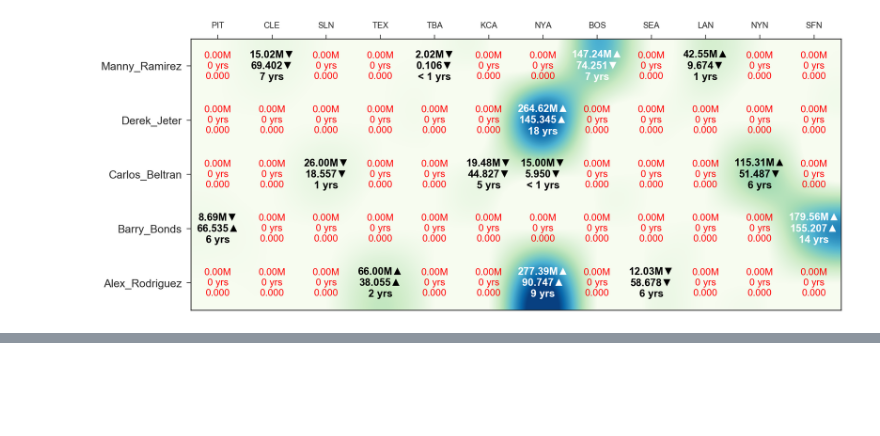
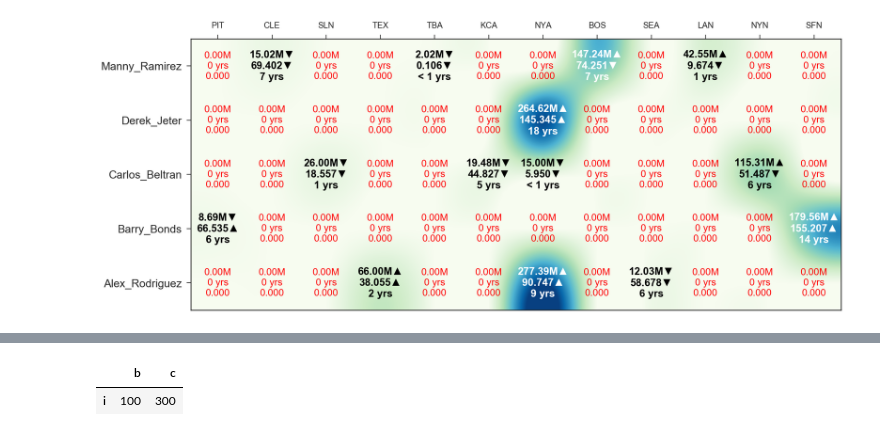
Before and after one commit to MayukhSobo/BaseBall, a Jupyter notebook: src/Baseball.ipynb, the cells around one changed output, grey strips where cells are left out. Saved outputs shown, nothing was run; the diff lists cells and outputs as text; code cells hidden in the pictures; blank space fills up the shorter version.

```diff
--- a/src/Baseball.ipynb
+++ b/src/Baseball.ipynb
@@ -550,0 +625,6 @@ plt.show()
+# %%
+a={'b':100,'c':300}
+pd.DataFrame(a, index=['i',])
+# %% [output]
+|  | b | c |
+| i | 100 | 300 |
```
Also changed, not shown: parts of 15 cells of this notebook.
